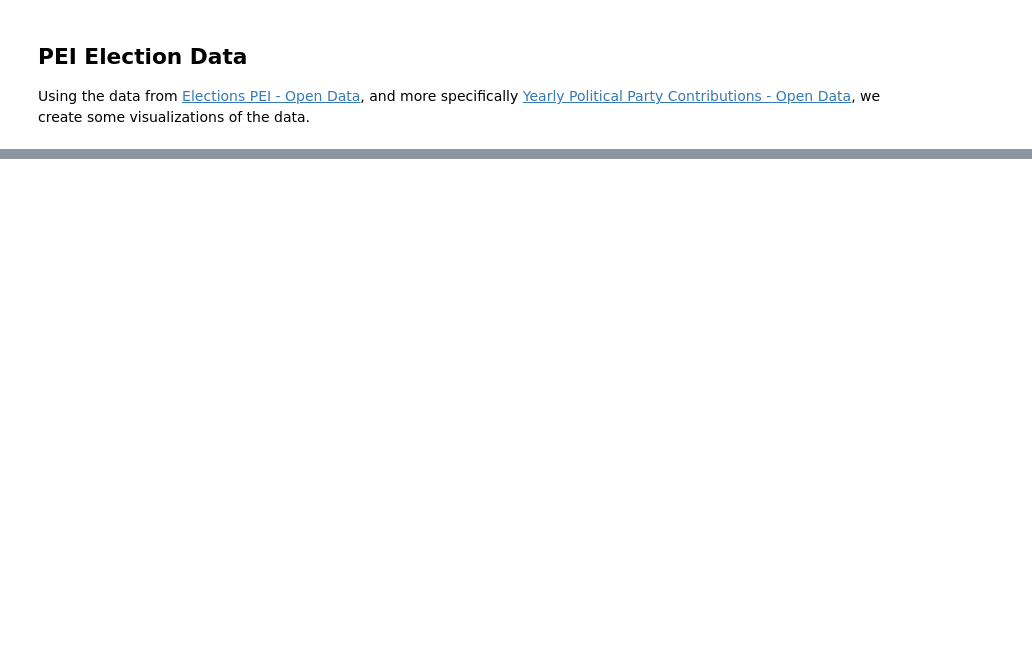
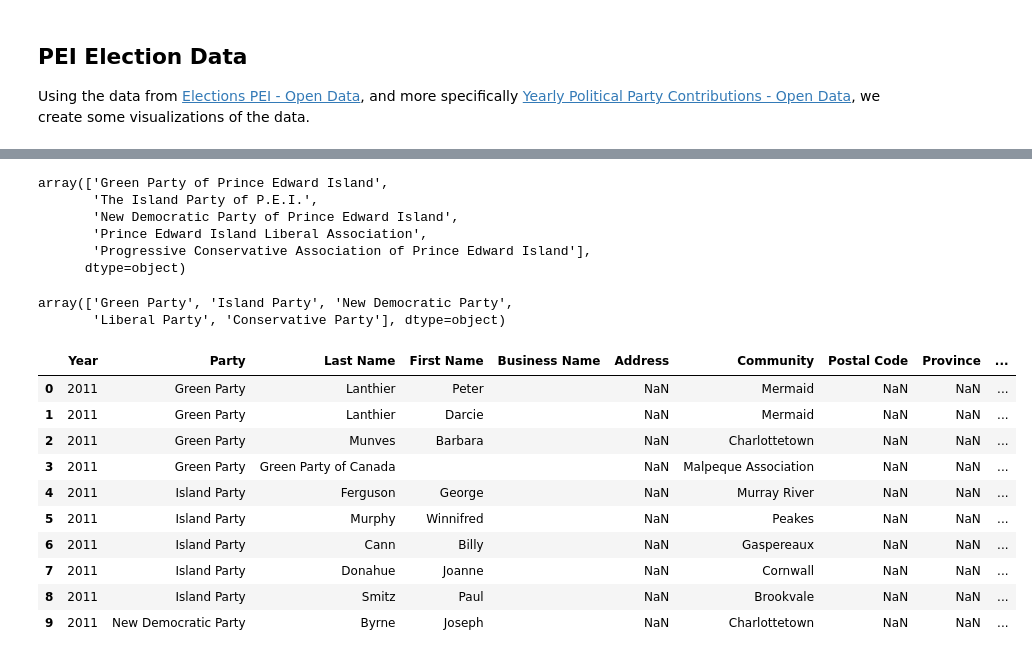
Before and after one commit to SDCoulter/pei_data, a Jupyter notebook: 03_Elections/01_data_cleaning.ipynb, the cells around one changed output, grey strips where cells are left out. Cells and saved outputs as stored; diff of their text form; code cells hidden in the pictures; blank space fills up the shorter version.

```diff
--- a/03_Elections/01_data_cleaning.ipynb
+++ b/03_Elections/01_data_cleaning.ipynb
@@ -170,0 +26,4 @@ df
+# %%
+# Change column names.
+df.columns = ['Year', 'Party', 'Last Name', 'First Name', 'Business Name', 'Address', 'Community', 'Postal Code', 'Province', 'Country', 'Amount']
+df.head()
@@ -170,0 +37,39 @@ df
+# %%
+# Check parties.
+df['Party'].unique()
+# %% [output]
+array(['Green Party of Prince Edward Island',
+       'The Island Party of P.E.I.',
+       'New Democratic Party of Prince Edward Island',
+       'Prince Edward Island Liberal Association',
+       'Progressive Conservative Association of Prince Edward Island'],
+      dtype=object)
+# %%
+# Change names to simpler forms.
+df.replace({'Party': {'Green Party of Prince Edward Island': 'Green Party',
+                      'The Island Party of P.E.I.': 'Island Party',
+                      'New Democratic Party of Prince Edward Island': 'New Democratic Party',
+                      'Prince Edward Island Liberal Association': 'Liberal Party',
+                      'Progressive Conservative Association of Prince Edward Island': 'Conservative Party'}}, inplace=True)
+df['Party'].unique()
+# %% [output]
+array(['Green Party', 'Island Party', 'New Democratic Party',
+       'Liberal Party', 'Conservative Party'], dtype=object)
+# %%
+# Fill NaN values in Name columns.
+df['Last Name'] = df['Last Name'].fillna('')
+df['First Name'] = df['First Name'].fillna('')
+df['Business Name'] = df['Business Name'].fillna('')
+df.head(10)
+# %% [output]
+|  | Year | Party | Last Name | First Name | Business Name | Address | Community | Postal Code | Province | ... |
+| 0 | 2011 | Green Party | Lanthier | Peter |  | NaN | Mermaid | NaN | NaN | ... |
+| 1 | 2011 | Green Party | Lanthier | Darcie |  | NaN | Mermaid | NaN | NaN | ... |
+| 2 | 2011 | Green Party | Munves | Barbara |  | NaN | Charlottetown | NaN | NaN | ... |
+| 3 | 2011 | Green Party | Green Party of Canada |  |  | NaN | Malpeque Association | NaN | NaN | ... |
+| 4 | 2011 | Island Party | Ferguson | George |  | NaN | Murray River | NaN | NaN | ... |
+| 5 | 2011 | Island Party | Murphy | Winnifred |  | NaN | Peakes | NaN | NaN | ... |
+| 6 | 2011 | Island Party | Cann | Billy |  | NaN | Gaspereaux | NaN | NaN | ... |
+| 7 | 2011 | Island Party | Donahue | Joanne |  | NaN | Cornwall | NaN | NaN | ... |
+| 8 | 2011 | Island Party | Smitz | Paul |  | NaN | Brookvale | NaN | NaN | ... |
+| 9 | 2011 | New Democratic Party | Byrne | Joseph |  | NaN | Charlottetown | NaN | NaN | ... |
```
Also changed, not shown: parts of 33 cells of this notebook.
